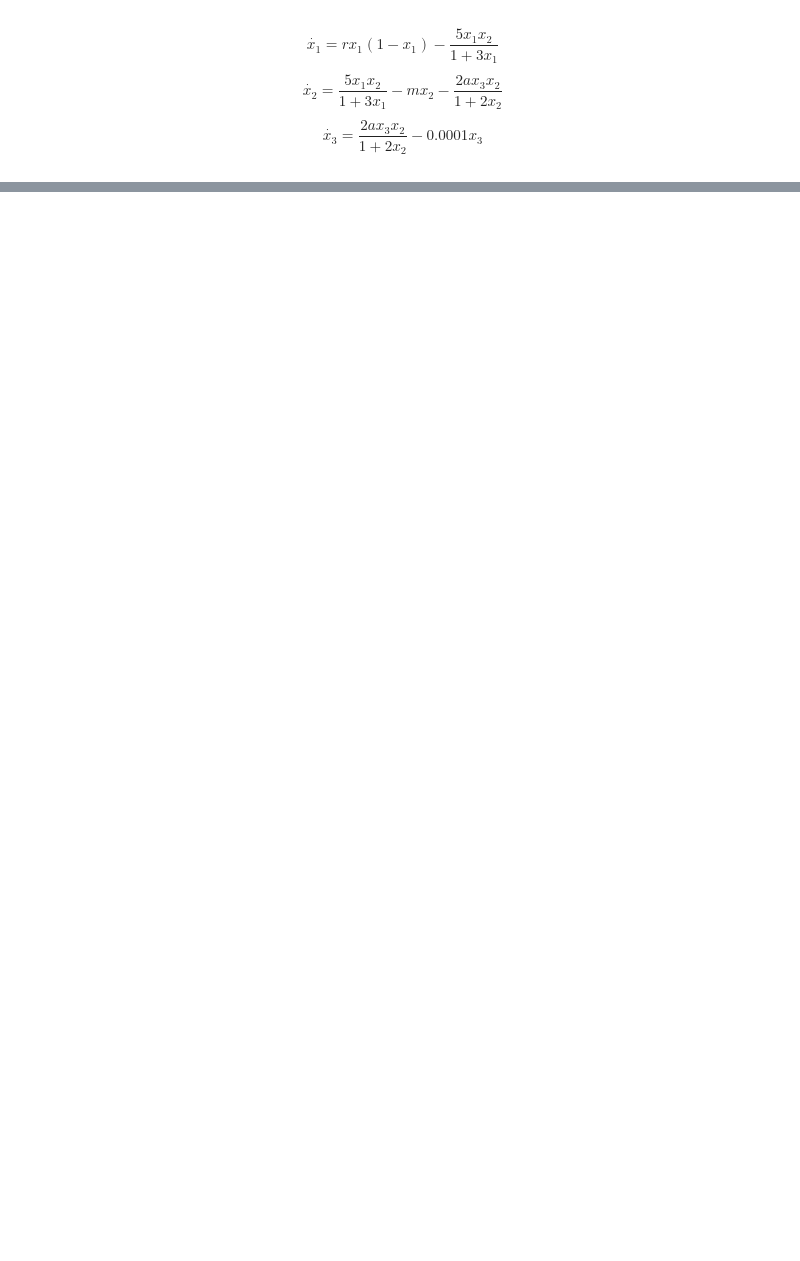
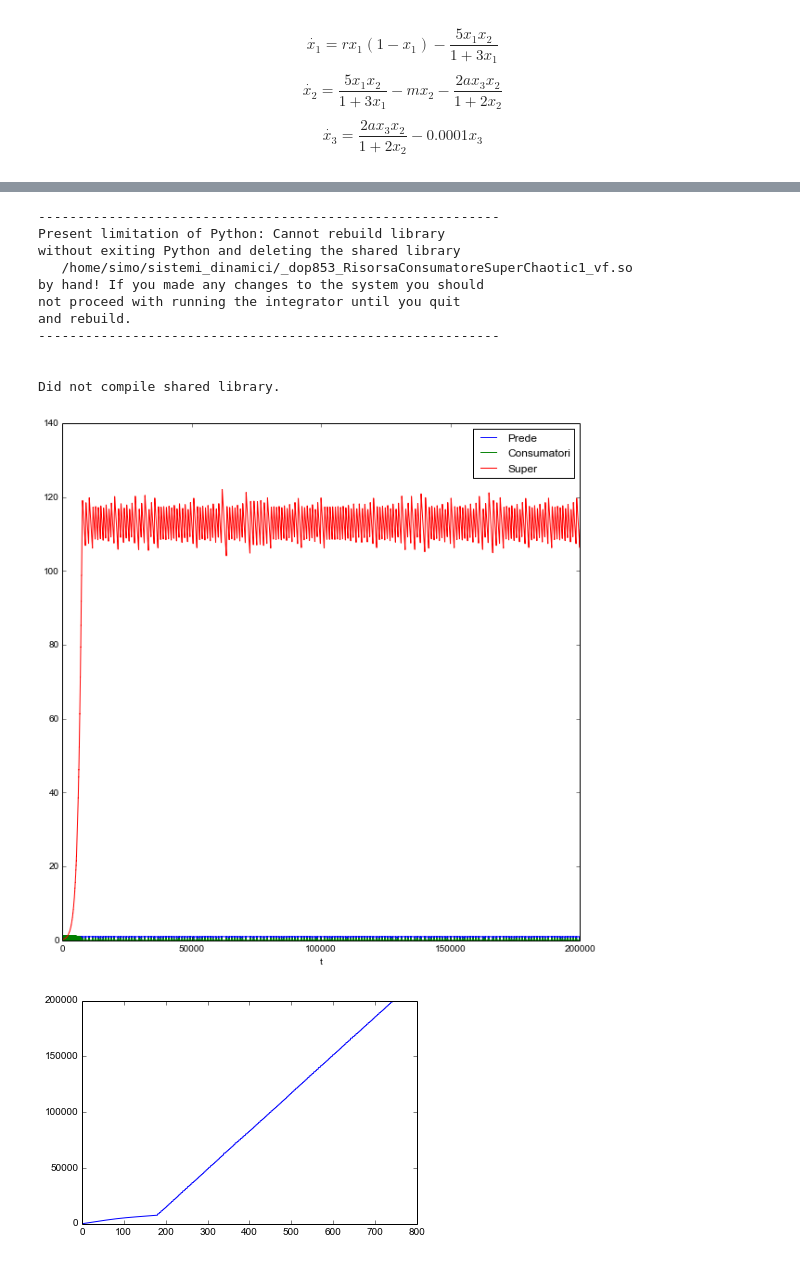
Before and after one commit to siscia/sistemi_dinamici, a Jupyter notebook: RobertExample.ipynb, the cells around one changed output, grey strips where cells are left out. Drawn from its saved outputs; the diff is of its cells as text; code cells hidden in the pictures; blank space fills up the shorter version.

```diff
--- a/RobertExample.ipynb
+++ b/RobertExample.ipynb
@@ -68,0 +87,65 @@ PyDSTool_ExistError: 'No trajectory created'
+# %%
+variable = {x1 : x1_dot,
+            x2 : x2_dot,
+            x3 : x3_dot}
+
+initial_condition = {x1 : 0.8,
+                     x2 : 0.2,
+                     x3 : 0.2}
+
+state = {'initial_condition' : initial_condition,
+         'parameter' : float(str(a.eval()))}
+
+def create_time_partition(to, frm, time_step):
+    return [[x, x + time_step] for x in xrange(to, frm, time_step)]
+
+thresh_ev_prec = Events.makeZeroCrossEvent('x1-0.5', 1,
+                                {'name': 'thresh_ev_prec',
+                                 'eventtol': 1e-4,
+                                 'term': False}, ['x1'],
+                                    targetlang='c')
+
+time_partition = create_time_partition(0, 200000, 100)
+Chaotic_args = args()
+Chaotic_args.name = 'RisorsaConsumatoreSuperChaotic1'
+Chaotic_args.ics = state['initial_condition']
+Chaotic_args.pars = [r, m, a]
+Chaotic_args.varspecs = variable
+Chaotic_args.algparams = {'max_pts' : int(10e6), 'fac1' : 0.90}
+Chaotic_args['events'] = thresh_ev_prec
+
+Chaotic = Generator.Dopri_ODEsystem(Chaotic_args)
+
+for time in time_partition:
+    # print time
+    Chaotic.set(tdata = time)
+    traj = Chaotic.compute('Long', 'c')
+
+if traj:
+    pts = traj.sample()
+    plt.figure(figsize=(10, 10), dpi=300)
+    plt.plot(pts['t'], pts['x1'], label = 'Prede')
+    plt.plot(pts['t'], pts['x2'], label = 'Consumatori')
+    plt.plot(pts['t'], pts['x3'], label = 'Super')
+    plt.legend()
+    plt.xlabel('t')
+    plt.figure()
+    evt = Chaotic.getEventTimes()['thresh_ev_prec']
+    plot(evt)
+else:
+    print Chaotic.diagnostics.showErrors()
+    print Chaotic.diagnostics.showWarnings()
+# %% [output]
+-----------------------------------------------------------
+Present limitation of Python: Cannot rebuild library
+without exiting Python and deleting the shared library
+   /home/simo/sistemi_dinamici/_dop853_RisorsaConsumatoreSuperChaotic1_vf.so
+by hand! If you made any changes to the system you should
+not proceed with running the integrator until you quit
+and rebuild.
+-----------------------------------------------------------
+
+
+Did not compile shared library.
+[figure, added]
+[figure, added]
```
Also changed, not shown: parts of 15 cells of this notebook.
